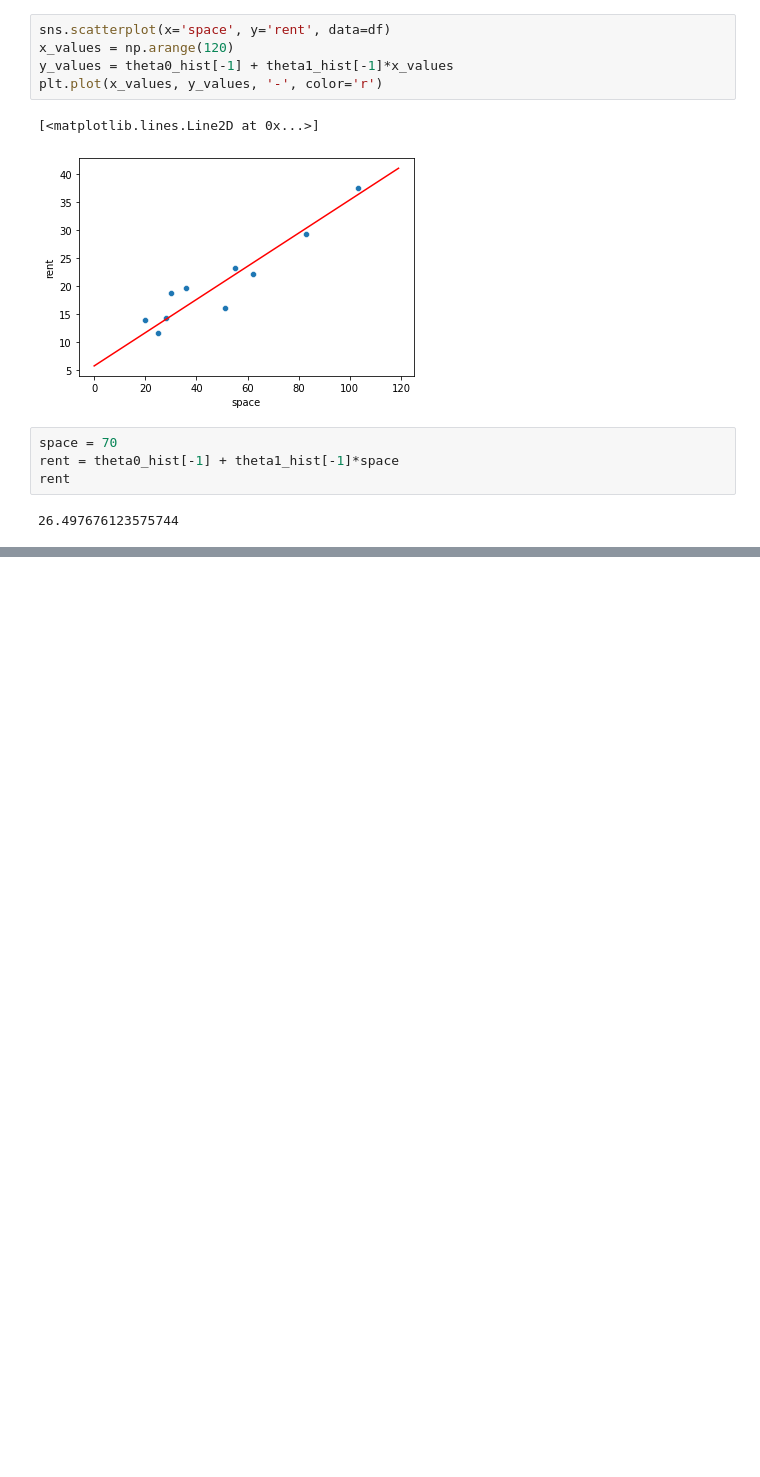
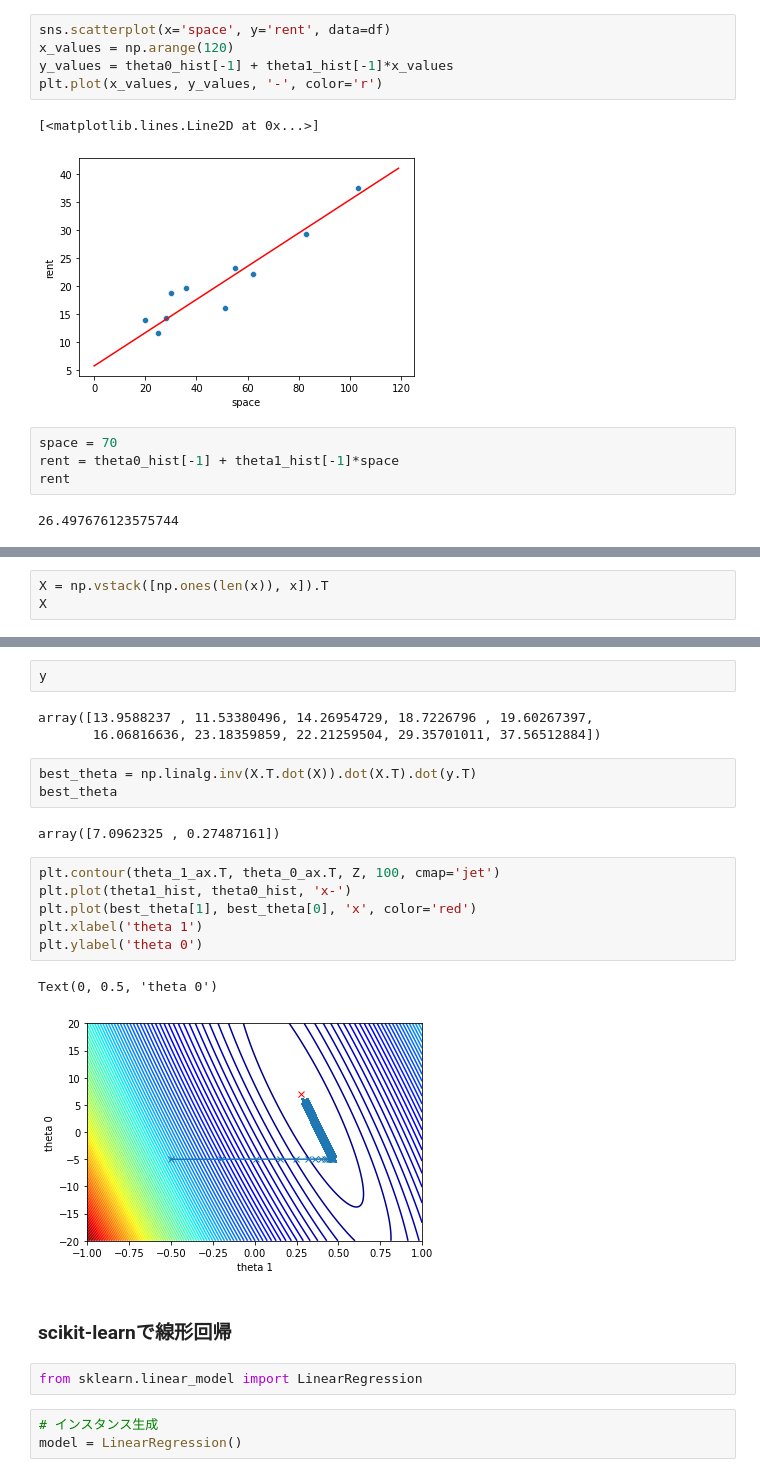
Before and after one commit to pajannat/my-learning, a Jupyter notebook: Kame_Udemy_MLCourse_Part1/gradient_descent.ipynb, the cells around one changed output, grey strips where cells are left out. Cells and saved outputs as stored; diff of their text form; blank space fills up the shorter version.

```diff
--- a/Kame_Udemy_MLCourse_Part1/gradient_descent.ipynb
+++ b/Kame_Udemy_MLCourse_Part1/gradient_descent.ipynb
@@ -159,0 +162,3 @@ rent
+# %%
+X = np.vstack([np.ones(len(x)), x]).T
+X
@@ -159,0 +176,26 @@ rent
+# %%
+y
+# %% [output]
+array([13.9588237 , 11.53380496, 14.26954729, 18.7226796 , 19.60267397,
+       16.06816636, 23.18359859, 22.21259504, 29.35701011, 37.56512884])
+# %%
+best_theta = np.linalg.inv(X.T.dot(X)).dot(X.T).dot(y.T)
+best_theta
+# %% [output]
+array([7.0962325 , 0.27487161])
+# %%
+plt.contour(theta_1_ax.T, theta_0_ax.T, Z, 100, cmap='jet')
+plt.plot(theta1_hist, theta0_hist, 'x-')
+plt.plot(best_theta[1], best_theta[0], 'x', color='red')
+plt.xlabel('theta 1')
+plt.ylabel('theta 0')
+# %% [output]
+Text(0, 0.5, 'theta 0')
+[figure, added]
+# %% [markdown]
+### scikit-learnで線形回帰
+# %%
+from sklearn.linear_model import LinearRegression
+# %%
+# インスタンス生成
+model = LinearRegression()
```
Also changed, not shown: parts of 9 cells of this notebook, 1 other file.
